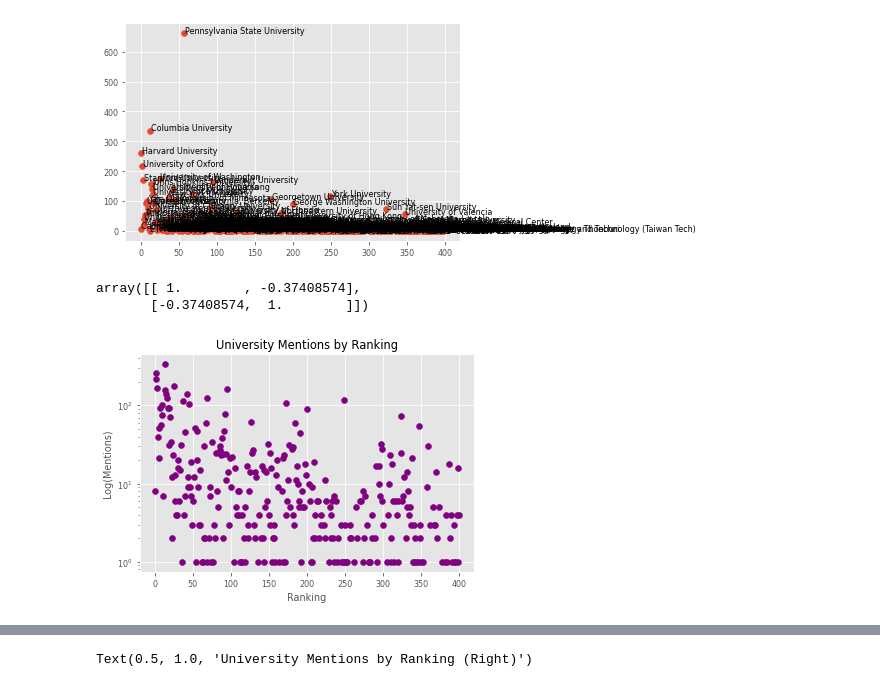
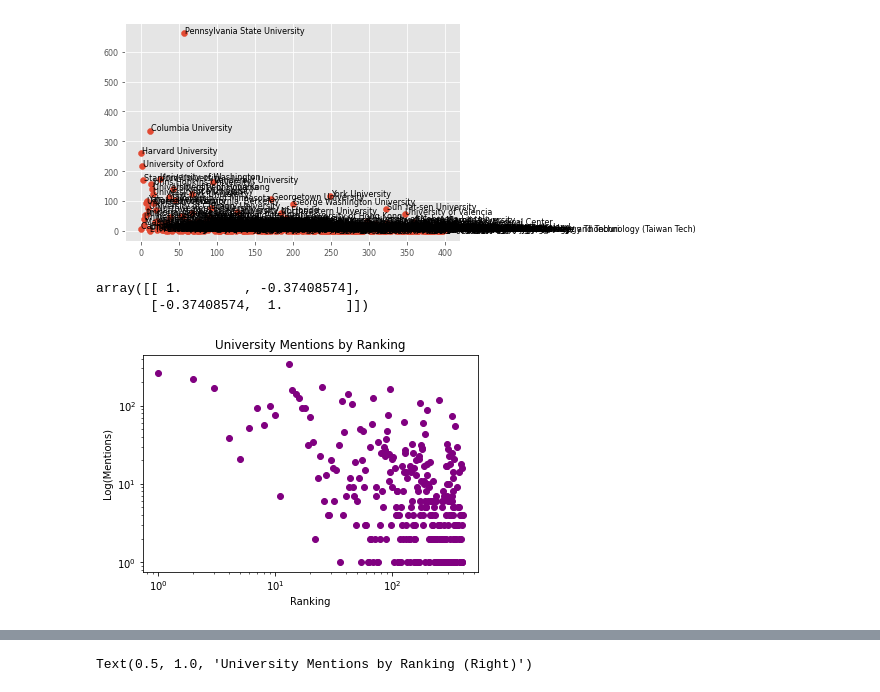
Before and after one commit to rebedorn/macro2, a Jupyter notebook: compare.ipynb, the cells around one changed output, grey strips where cells are left out. Cells and saved outputs as stored; diff of their text form; code cells hidden in the pictures.

```diff
--- a/compare.ipynb
+++ b/compare.ipynb
@@ -735,0 +785,14 @@ def plot_unique_bygender(df,label = 'Unique by Gender',path = 'default'):
+# %%
+x = ["BREIT","NYP","FOX","CNN","NYT","HUFF"]
+toplot = pd.DataFrame()
+for label in x:
+    df_slice = whole_qse_bs[whole_qse_bs.outlet == label]
+    toplot = toplot.append(pd.DataFrame([[df_slice["male_t"].sum(), df_slice["female_t"].sum(), df_slice["andy_t"].sum()]]))
+toplot.columns = ['Men', 'Women', 'Androgenous']
+plt.barh(np.arange(6) - .25,toplot.Men,.25,color='mediumseagreen',label='Men',xerr = stat_whole['std_m'])
+plt.barh(np.arange(6),toplot.Women,.25,color='orange',label='Women', xerr=stat_whole['std_w'])
+plt.barh(np.arange(6) + .25, toplot.Androgenous,.25, color='violet',label='Androgenous',xerr = stat_whole['std_a'])
+plt.yticks(np.arange(6),x)
+plt.legend()
+plt.title("Expert Gender by News Outlet (Bootstrap Sample 1000)")
+stat_whole
@@ -921,7 +1074,7 @@ for i, x in whole_educ[whole_educ.educ_inst == 'Pennsylvania State University'].
     if 'Pennsylvania' not in x.quote:
         whole_educ_clean.drop(index=i, inplace=True)
 
-times15 = pd.read_csv('timesData-2015rankings.csv')
+times15 = pd.read_csv('data/timesData-2015rankings.csv')
 for i in np.arange(201,402):
     times15.loc[i-1,"world_rank"]= i
 times15["c_total"] = 0; times15["c_breit"] = 0; times15["c_nyp"] = 0; times15["c_fox"] = 0;
@@ -938,19 +1091,20 @@ for i, x in times15.iterrows():
 # %%
 N = 401
 fig, ax = plt.subplots()
 ax.scatter(times15.index,times15.c_total,color='purple')
 #for i, x in times15.iterrows():
     #if i in [13,1,2,95,172,200,249,347,323,92,68,347]:
         #plt.text(x=i+1, y=x.c_total, s=x.university_name)
     #plt.text(x=i+1, y=x.c_total, s=i)
 plt.xlabel("Ranking")
 plt.ylabel("Log(Mentions)")
 plt.title("University Mentions by Ranking")
 ax.set_yscale('log')
+ax.set_xscale('log')
 
 np.corrcoef(times15.index,times15.c_total)
     #plt.text(x=i,y=x.c_total,s=i)
 # %% [output]
 array([[ 1.        , -0.37408574],
        [-0.37408574,  1.        ]])
-[figure, old version]
+[figure, new version]
```
Also changed, not shown: parts of 18 cells of this notebook.
